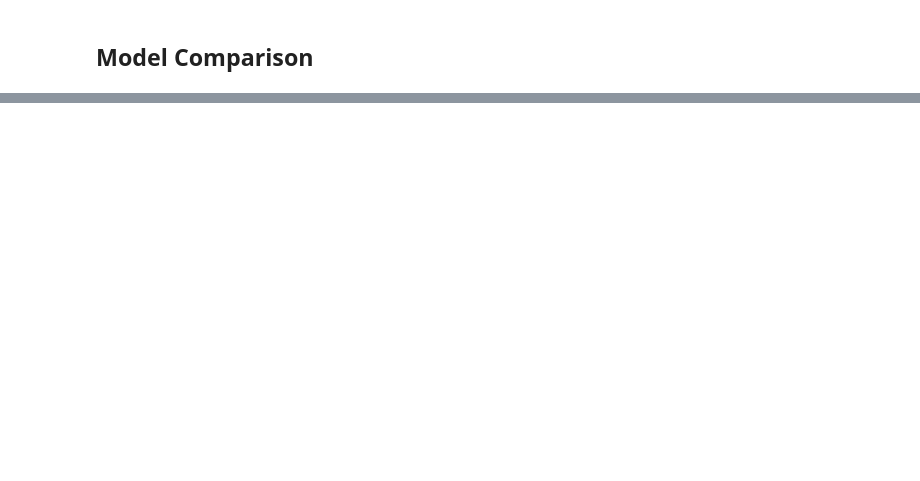
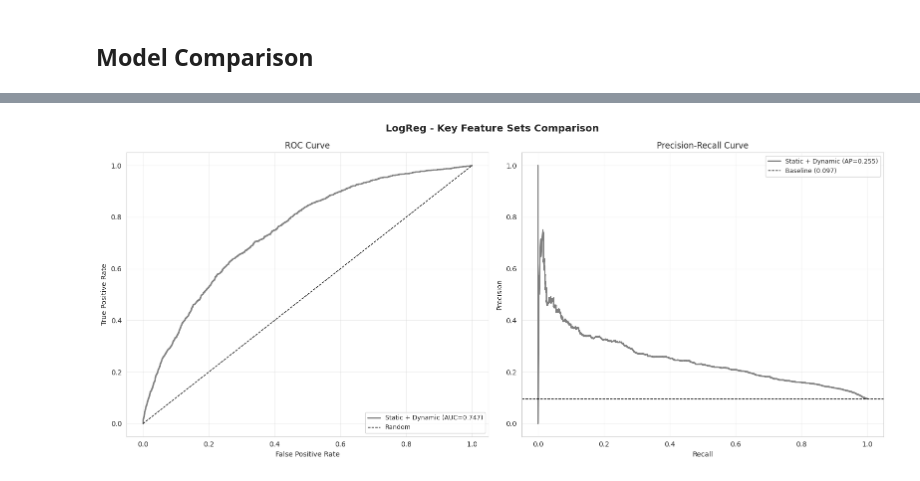
Before and after one commit to tw2067/trajectory-modeling, a Jupyter notebook: scripts/notebooks/mimic/sepsis_analysis.ipynb, the cells around one changed output, grey strips where cells are left out. Drawn from its saved outputs; the diff is of its cells as text; code cells hidden in the pictures; blank space fills up the shorter version.

```diff
--- a/scripts/notebooks/mimic/sepsis_analysis.ipynb
+++ b/scripts/notebooks/mimic/sepsis_analysis.ipynb
@@ -101,5 +327,7 @@ for name, cols in feature_sets.items():
 # %% [markdown]
 ## Model Comparison
+# %%
+df = df.drop_duplicates(subset=['hadm_id', 'time_day'])
 # %%
 models_to_evaluate = {
     'LogReg': lambda: LogisticRegression(max_iter=300, n_jobs=-1),
@@ -194,0 +493,94 @@ plt.show()
+# %%
+# ROC and PR curves for each model (key feature sets)
+for model_name in results.keys():
+    fig, (ax1, ax2) = plt.subplots(1, 2, figsize=(16, 7))
+    fig.suptitle(f'{model_name} - Key Feature Sets Comparison', fontsize=14, fontweight='bold')
+
+    key_sets = [
+        'Trajectory Only',
+        'Summary Stats Only',
+        'Trajectory + Summary Stats',
+        'Static + Dynamic',
+        'Trajectory + Summary Stats + Static + Dynamic'
+    ]
+
+    colors = plt.cm.tab10(np.linspace(0, 1, len(key_sets)))
+
+    for idx, name in enumerate(key_sets):
+        if name not in results[model_name]:
+            continue
+        metrics = results[model_name][name]
+        fpr, tpr, _ = roc_curve(metrics['y_true'], metrics['y_pred'])
+        auc = np.mean(metrics['roc_auc'])
+        ax1.plot(fpr, tpr, label=f'{name} (AUC={auc:.3f})', color=colors[idx], linewidth=2)
+
+        precision, recall, _ = precision_recall_curve(metrics['y_true'], metrics['y_pred'])
+        ap = np.mean(metrics['avg_precision'])
+        ax2.plot(recall, precision, label=f'{name} (AP={ap:.3f})', color=colors[idx], linewidth=2)
+
+    ax1.plot([0, 1], [0, 1], 'k--', label='Random', linewidth=1)
+    ax1.set_xlabel('False Positive Rate')
+    ax1.set_ylabel('True Positive Rate')
+    ax1.set_title('ROC Curve')
+    ax1.legend(loc='lower right', fontsize=9)
+    ax1.grid(True, alpha=0.3)
+
+    baseline = y.mean()
+    ax2.axhline(y=baseline, color='k', linestyle='--', label=f'Baseline ({baseline:.3f})', linewidth=1)
+    ax2.set_xlabel('Recall')
+    ax2.set_ylabel('Precision')
+    ax2.set_title('Precision-Recall Curve')
+    ax2.legend(loc='upper right', fontsize=9)
+    ax2.grid(True, alpha=0.3)
+
+    plt.tight_layout()
+    plt.show()
+
+# Model Comparison Summary (boxplots)
+for model_name in results.keys():
+    fig, (ax1, ax2) = plt.subplots(1, 2, figsize=(18, 6))
+    fig.suptitle(f'{model_name} - Performance Across All Feature Sets', fontsize=14, fontweight='bold')
+
+    feature_set_names = list(results[model_name].keys())
+    roc_data = [results[model_name][name]['roc_auc'] for name in feature_set_names]
+    ap_data = [results[model_name][name]['avg_precision'] for name in feature_set_names]
+
+    bp1 = ax1.boxplot(roc_data, labels=feature_set_names, patch_artist=True)
+    ax1.set_ylabel('ROC-AUC')
+    ax1.set_title('ROC-AUC Across All Feature Sets')
+    ax1.set_xticklabels(feature_set_names, rotation=45, ha='right')
+    ax1.grid(alpha=0.3, axis='y')
+
+    bp2 = ax2.boxplot(ap_data, labels=feature_set_names, patch_artist=True)
+    ax2.set_ylabel('Average Precision')
+    ax2.set_title('AUPR Across All Feature Sets')
+    ax2.set_xticklabels(feature_set_names, rotation=45, ha='right')
+    ax2.grid(alpha=0.3, axis='y')
+
+    for bp in [bp1, bp2]:
+        for patch in bp['boxes']:
+            patch.set_facecolor('lightblue')
+
+    plt.tight_layout()
+    plt.show()
+
+# Summary bar plots (AUROC/AUPRC means)
+summary_plot_df = results_df.copy()
+plt.figure(figsize=(12, 5))
+sns.catplot(data=summary_plot_df, x='feature_set', y='auroc_mean', hue='model', kind='bar', height=4, aspect=2)
+plt.title('MIMIC Sepsis: AUROC by Feature Set and Model')
+plt.ylabel('AUROC')
+plt.xlabel('Feature Set')
+plt.xticks(rotation=20)
+plt.tight_layout()
+plt.show()
+
+sns.catplot(data=summary_plot_df, x='feature_set', y='auprc_mean', hue='model', kind='bar', height=4, aspect=2)
+plt.title('MIMIC Sepsis: AUPRC by Feature Set and Model')
+plt.ylabel('AUPRC')
+plt.xlabel('Feature Set')
+plt.xticks(rotation=20)
+plt.tight_layout()
+plt.show()
+# %% [output]
+[figure, added]
```
Also changed, not shown: parts of 10 cells of this notebook, 24 other files.
